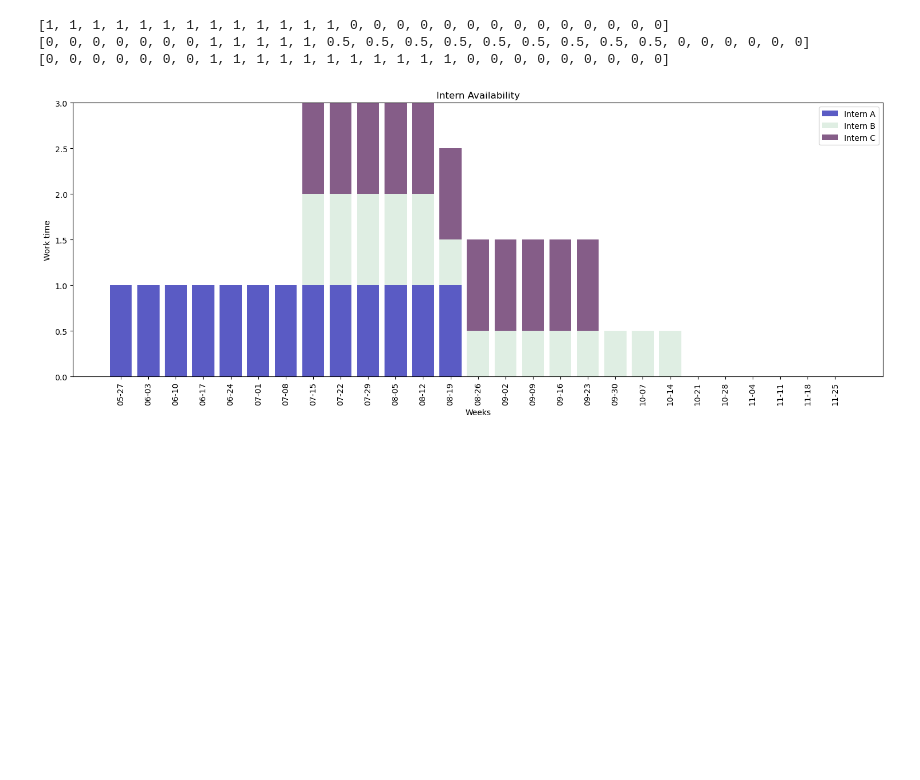
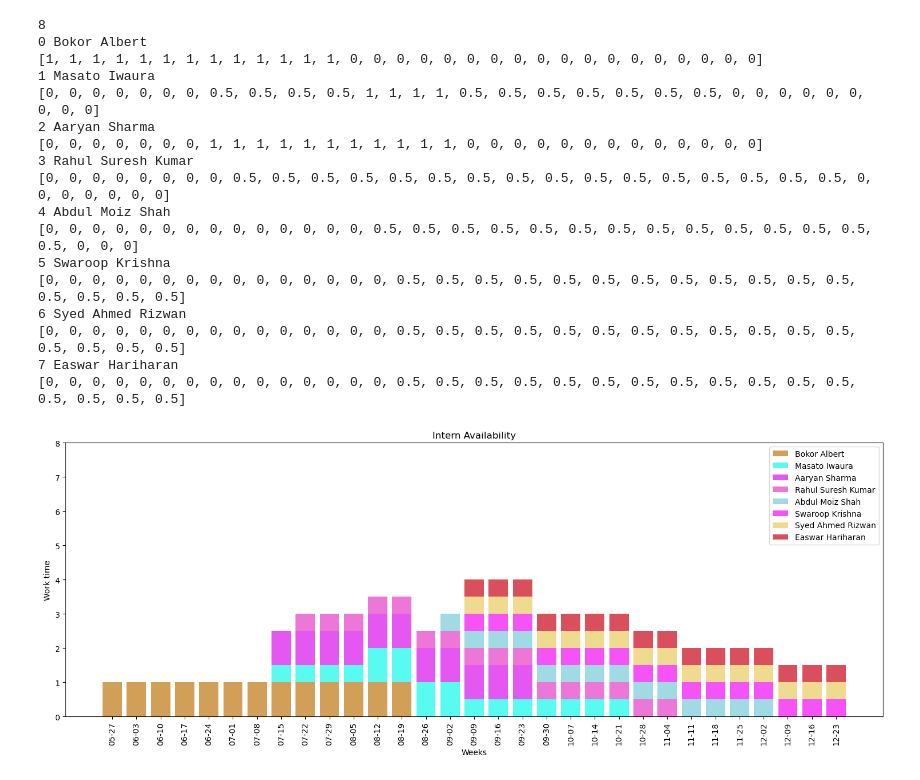
Before and after one commit to DEpt-metagenom/intern_visualisation, a Jupyter notebook: schedule_visualizer.ipynb, the cells around one changed output. Cells and saved outputs as stored; diff of their text form; code cells hidden in the pictures; blank space fills up the shorter version.

Commit message:
changed end date

```diff
--- a/schedule_visualizer.ipynb
+++ b/schedule_visualizer.ipynb
@@ -37,36 +37,51 @@ def visualize_schedule(schedule, weeks):
     interns = schedule['interns']
 
     fig, ax = plt.subplots(figsize=(15, 6))
 
     bottom = np.zeros(len(weeks))
-    for intern in interns:
+    for i, intern in enumerate(interns):
+        print(i, intern['name'])
         availability = get_intern_availability(intern, weeks)
         color = (random.random(), random.random(), random.random())
         ax.bar(range(len(weeks)), availability, bottom=bottom, width=0.8, color=color, alpha=0.7, label=intern['name'])
         bottom += availability
 
     ax.set_xlabel('Weeks')
     ax.set_ylabel('Work time')
     ax.set_title('Intern Availability')
     ax.set_xticks(range(len(weeks)))
     ax.set_xticklabels(weeks, rotation=90)
     ax.set_ylim(0, len(interns))
 
     ax.legend(loc='upper right')
 
     plt.tight_layout()
     plt.show()
 
 # Main execution
 if __name__ == "__main__":
     start_date = datetime(2024, 5, 27)
-    end_date = datetime(2024, 11, 25)
+    end_date = datetime(2024, 12, 23)
     weeks = create_weeks_list(start_date, end_date)
 
     schedule = load_schedule('schedule.yaml')
     visualize_schedule(schedule, weeks)
 # %% [output]
-[1, 1, 1, 1, 1, 1, 1, 1, 1, 1, 1, 1, 1, 0, 0, 0, 0, 0, 0, 0, 0, 0, 0, 0, 0, 0, 0]
-[0, 0, 0, 0, 0, 0, 0, 1, 1, 1, 1, 1, 0.5, 0.5, 0.5, 0.5, 0.5, 0.5, 0.5, 0.5, 0.5, 0, 0, 0, 0, 0, 0]
-[0, 0, 0, 0, 0, 0, 0, 1, 1, 1, 1, 1, 1, 1, 1, 1, 1, 1, 0, 0, 0, 0, 0, 0, 0, 0, 0]
+8
+0 Bokor Albert
+[1, 1, 1, 1, 1, 1, 1, 1, 1, 1, 1, 1, 1, 0, 0, 0, 0, 0, 0, 0, 0, 0, 0, 0, 0, 0, 0, 0, 0, 0, 0]
+1 Masato Iwaura
+[0, 0, 0, 0, 0, 0, 0, 0.5, 0.5, 0.5, 0.5, 1, 1, 1, 1, 0.5, 0.5, 0.5, 0.5, 0.5, 0.5, 0.5, 0, 0, 0, 0, 0, 0, 0, 0, 0]
+2 Aaryan Sharma
+[0, 0, 0, 0, 0, 0, 0, 1, 1, 1, 1, 1, 1, 1, 1, 1, 1, 1, 0, 0, 0, 0, 0, 0, 0, 0, 0, 0, 0, 0, 0]
+3 Rahul Suresh Kumar
+[0, 0, 0, 0, 0, 0, 0, 0, 0.5, 0.5, 0.5, 0.5, 0.5, 0.5, 0.5, 0.5, 0.5, 0.5, 0.5, 0.5, 0.5, 0.5, 0.5, 0.5, 0, 0, 0, 0, 0, 0, 0]
+4 Abdul Moiz Shah
+[0, 0, 0, 0, 0, 0, 0, 0, 0, 0, 0, 0, 0, 0, 0.5, 0.5, 0.5, 0.5, 0.5, 0.5, 0.5, 0.5, 0.5, 0.5, 0.5, 0.5, 0.5, 0.5, 0, 0, 0]
+5 Swaroop Krishna
+[0, 0, 0, 0, 0, 0, 0, 0, 0, 0, 0, 0, 0, 0, 0, 0.5, 0.5, 0.5, 0.5, 0.5, 0.5, 0.5, 0.5, 0.5, 0.5, 0.5, 0.5, 0.5, 0.5, 0.5, 0.5]
+6 Syed Ahmed Rizwan
+[0, 0, 0, 0, 0, 0, 0, 0, 0, 0, 0, 0, 0, 0, 0, 0.5, 0.5, 0.5, 0.5, 0.5, 0.5, 0.5, 0.5, 0.5, 0.5, 0.5, 0.5, 0.5, 0.5, 0.5, 0.5]
+7 Easwar Hariharan
+[0, 0, 0, 0, 0, 0, 0, 0, 0, 0, 0, 0, 0, 0, 0, 0.5, 0.5, 0.5, 0.5, 0.5, 0.5, 0.5, 0.5, 0.5, 0.5, 0.5, 0.5, 0.5, 0.5, 0.5, 0.5]
-[figure, old version]
+[figure, new version]
```
